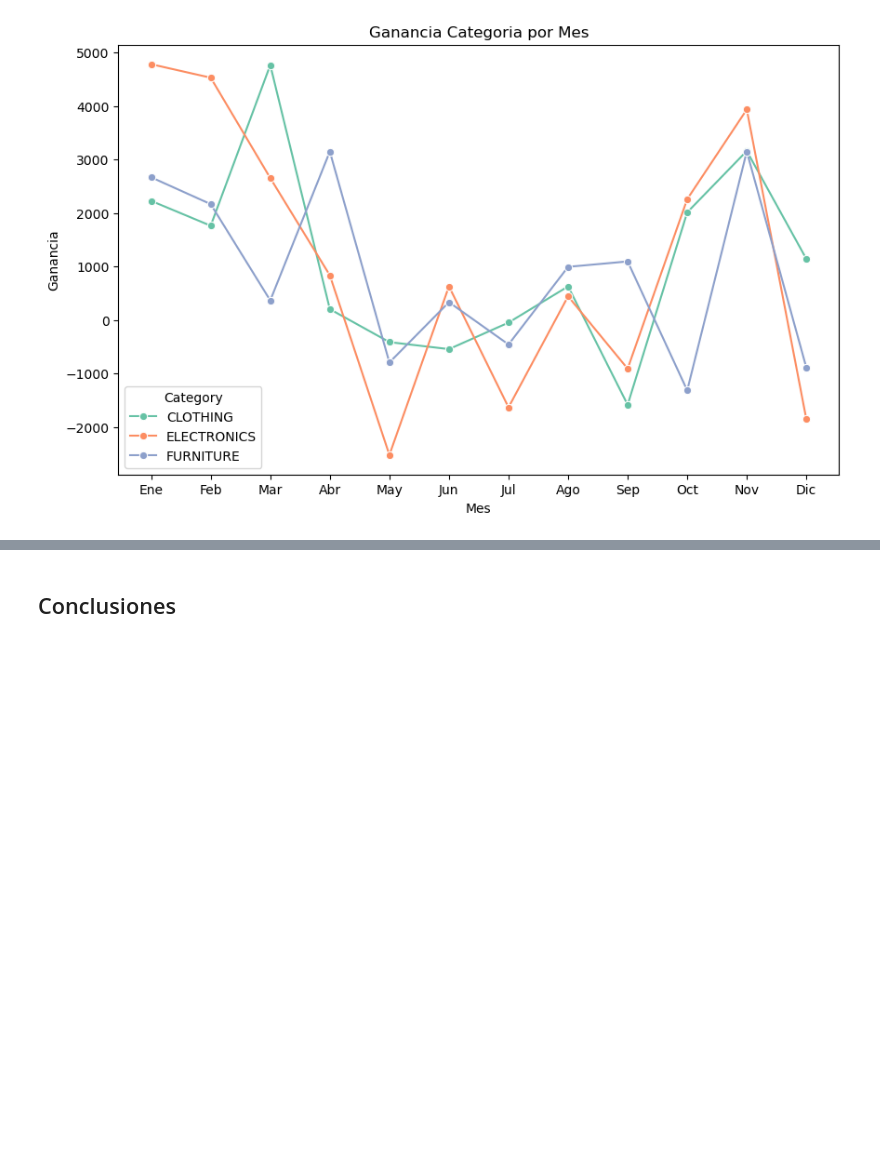
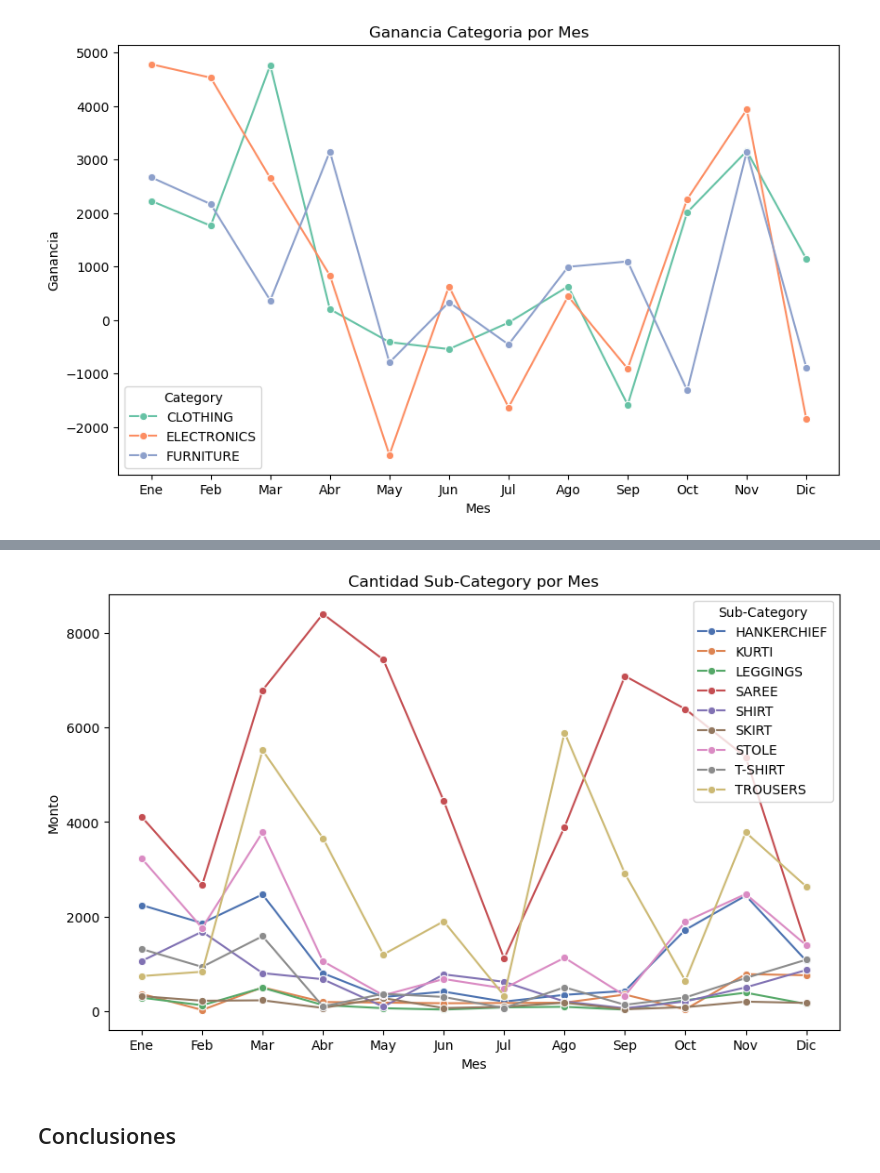
Before and after one commit to maogue94/FPCD, a Jupyter notebook: FUNDAMENTOS_PROGRAMACION/ENCUENTRO_FINAL/Actividad.ipynb, the cells around one changed output, grey strips where cells are left out. Saved outputs shown, nothing was run; the diff lists cells and outputs as text; code cells hidden in the pictures; blank space fills up the shorter version.

```diff
--- a/FUNDAMENTOS_PROGRAMACION/ENCUENTRO_FINAL/Actividad.ipynb
+++ b/FUNDAMENTOS_PROGRAMACION/ENCUENTRO_FINAL/Actividad.ipynb
@@ -432,3 +457,19 @@ plt.show()
+# %%
+dfconsolidadoropa= df_consolidado_orders[df_consolidado_orders['Category']=='CLOTHING']
+categoria_por_mes= dfconsolidadoropa.groupby(['Sub-Category', 'Month'])['Amount'].sum().reset_index(name='Categoria total')
+plt.figure(figsize=(10,6))
+sns.lineplot(x='Month', y='Categoria total', hue='Sub-Category', data=categoria_por_mes, marker='o', palette='deep')
+
+# Agregar títulos y etiquetas
+plt.title('Cantidad Sub-Category por Mes')
+plt.xlabel('Mes')
+plt.ylabel('Monto')
+plt.xticks(ticks=range(1, 13), labels=['Ene', 'Feb', 'Mar', 'Abr', 'May', 'Jun', 'Jul', 'Ago', 'Sep', 'Oct', 'Nov', 'Dic'])
+
+# Mostrar el gráfico
+plt.show()
+# %% [output]
+[figure, added]
 # %% [markdown]
 ## Conclusiones
 # %% [markdown]
```
Also changed, not shown: parts of 7 cells of this notebook.
